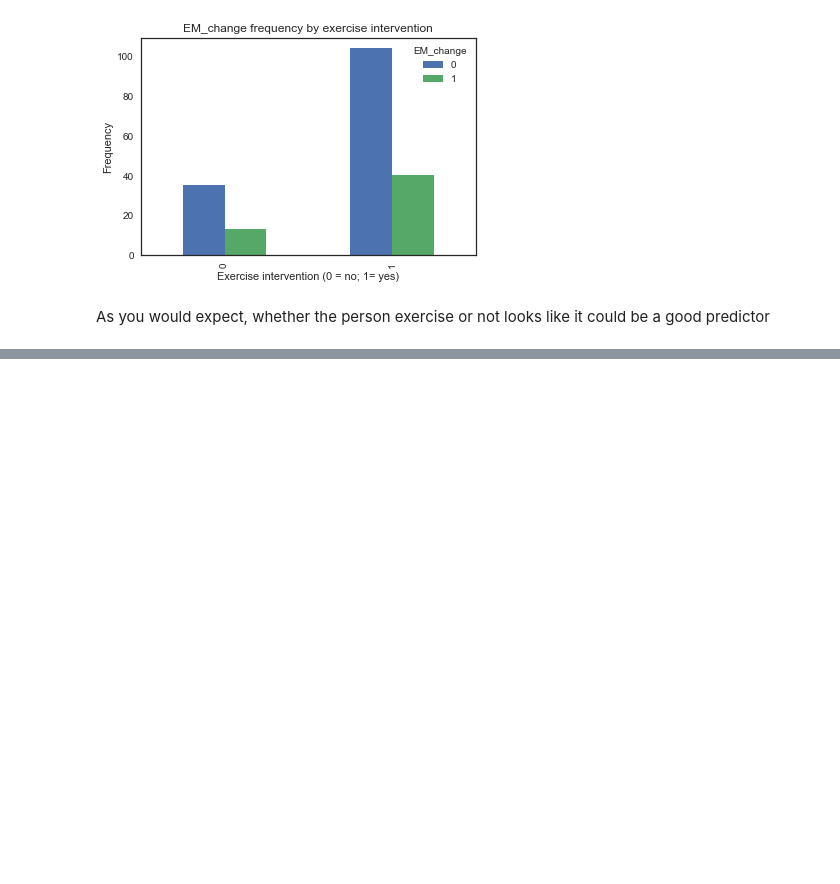
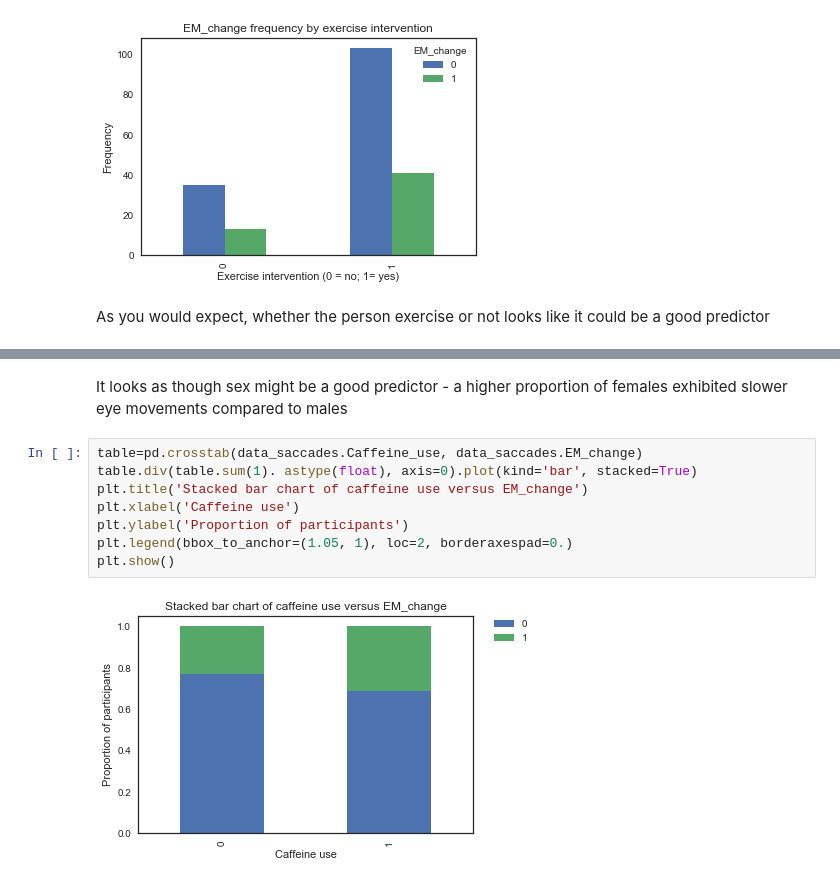
Before and after one commit to charlieconnell/Projects, a Jupyter notebook: saccades_analysis.ipynb, the cells around one changed output, grey strips where cells are left out. Saved outputs shown, nothing was run; the diff lists cells and outputs as text; blank space fills up the shorter version.

```diff
--- a/saccades_analysis.ipynb
+++ b/saccades_analysis.ipynb
@@ -568,0 +618,12 @@ print("Multinomial Logistic regression Train Accuracy :: ",
+# %% [markdown]
+It looks as though sex might be a good predictor - a higher proportion of females exhibited slower eye movements compared to males
+# %%
+table=pd.crosstab(data_saccades.Caffeine_use, data_saccades.EM_change)
+table.div(table.sum(1). astype(float), axis=0).plot(kind='bar', stacked=True)
+plt.title('Stacked bar chart of caffeine use versus EM_change')
+plt.xlabel('Caffeine use')
+plt.ylabel('Proportion of participants')
+plt.legend(bbox_to_anchor=(1.05, 1), loc=2, borderaxespad=0.)
+plt.show()
+# %% [output]
+[figure, added]
```
Also changed, not shown: parts of 41 cells of this notebook.
